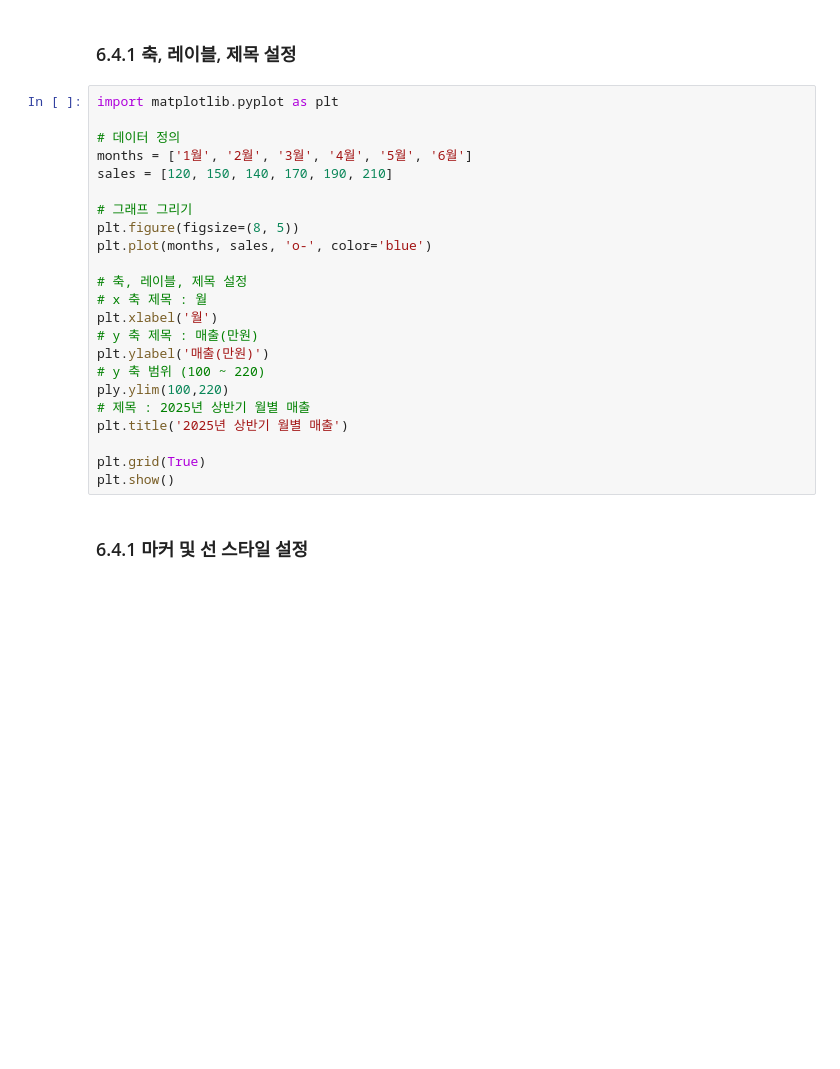
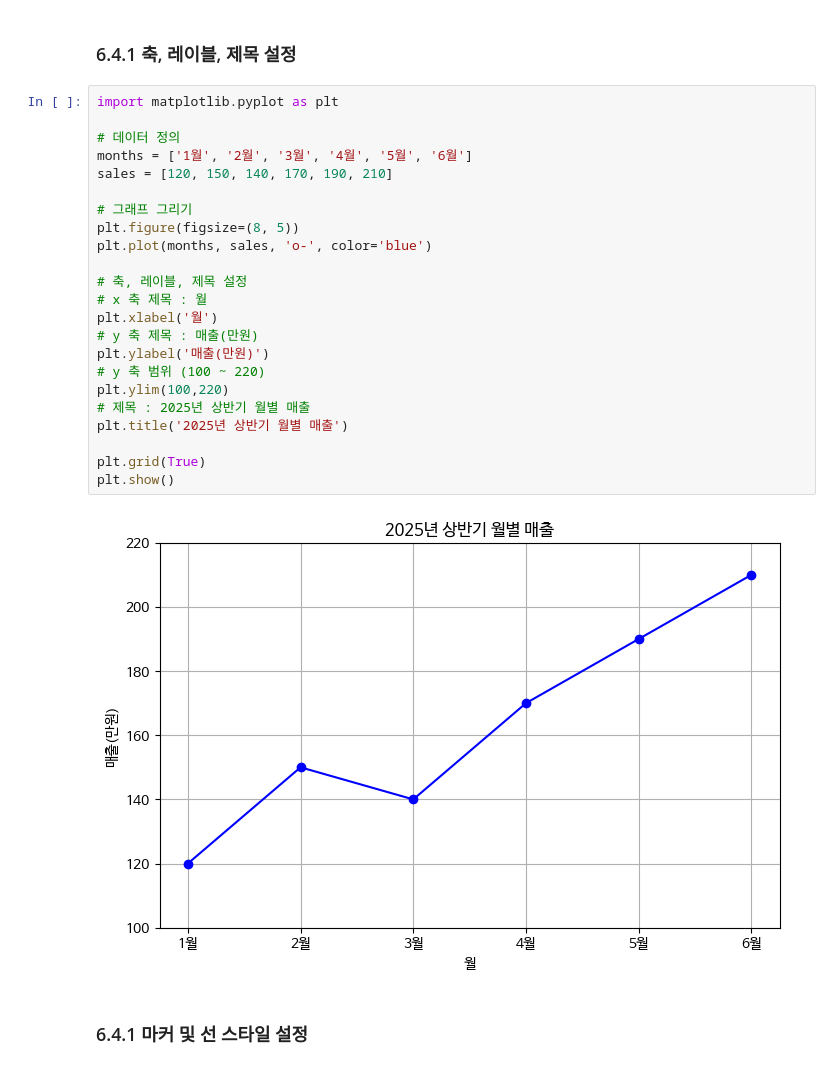
Before and after one commit to Taeichang/DataAnalysis, a Jupyter notebook: 오픈소스_데이터_분석_11강.ipynb, the cells around one changed output. Saved outputs shown, nothing was run; the diff lists cells and outputs as text; blank space fills up the shorter version.

```diff
--- a/오픈소스_데이터_분석_11강.ipynb
+++ b/오픈소스_데이터_분석_11강.ipynb
@@ -74,26 +98,28 @@ plt.show()
 # %%
 import matplotlib.pyplot as plt
 
 # 데이터 정의
 months = ['1월', '2월', '3월', '4월', '5월', '6월']
 sales = [120, 150, 140, 170, 190, 210]
 
 # 그래프 그리기
 plt.figure(figsize=(8, 5))
 plt.plot(months, sales, 'o-', color='blue')
 
 # 축, 레이블, 제목 설정
 # x 축 제목 : 월
 plt.xlabel('월')
 # y 축 제목 : 매출(만원)
 plt.ylabel('매출(만원)')
 # y 축 범위 (100 ~ 220)
-ply.ylim(100,220)
+plt.ylim(100,220)
 # 제목 : 2025년 상반기 월별 매출
 plt.title('2025년 상반기 월별 매출')
 
 plt.grid(True)
 plt.show()
+# %% [output]
+[figure, added]
 # %% [markdown]
 ### 6.4.1 마커 및 선 스타일 설정
 # %%
```
Also changed, not shown: parts of 23 cells of this notebook.
